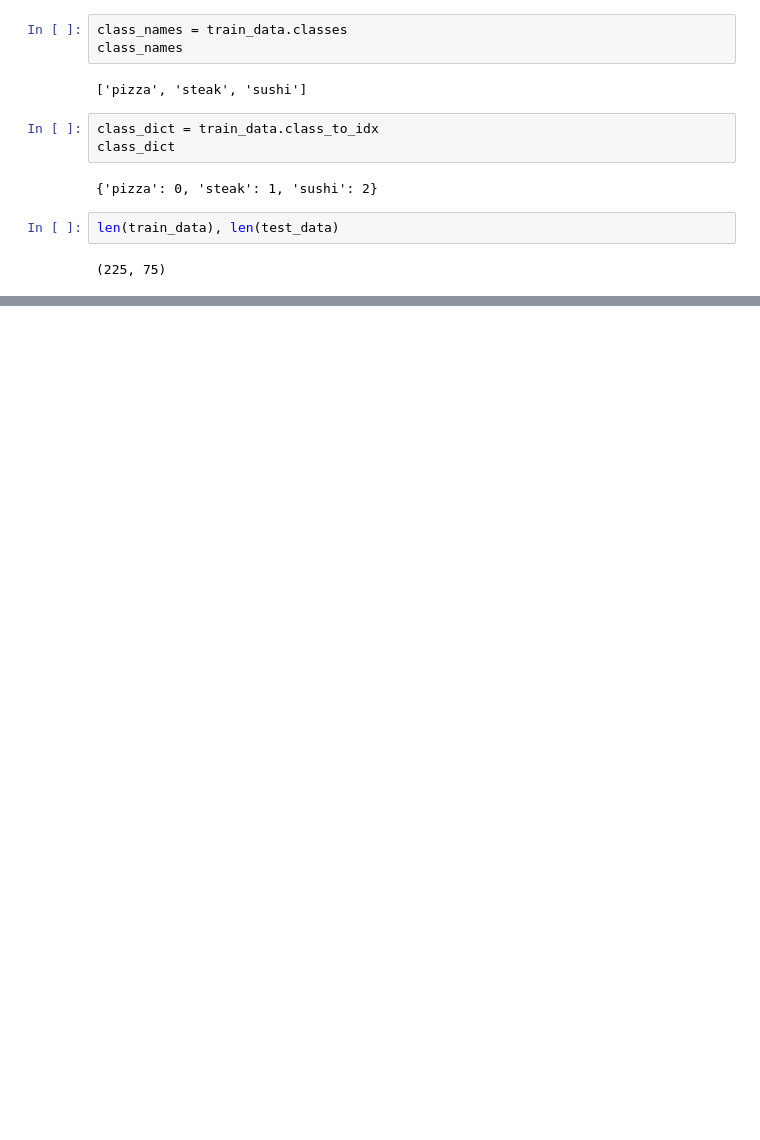
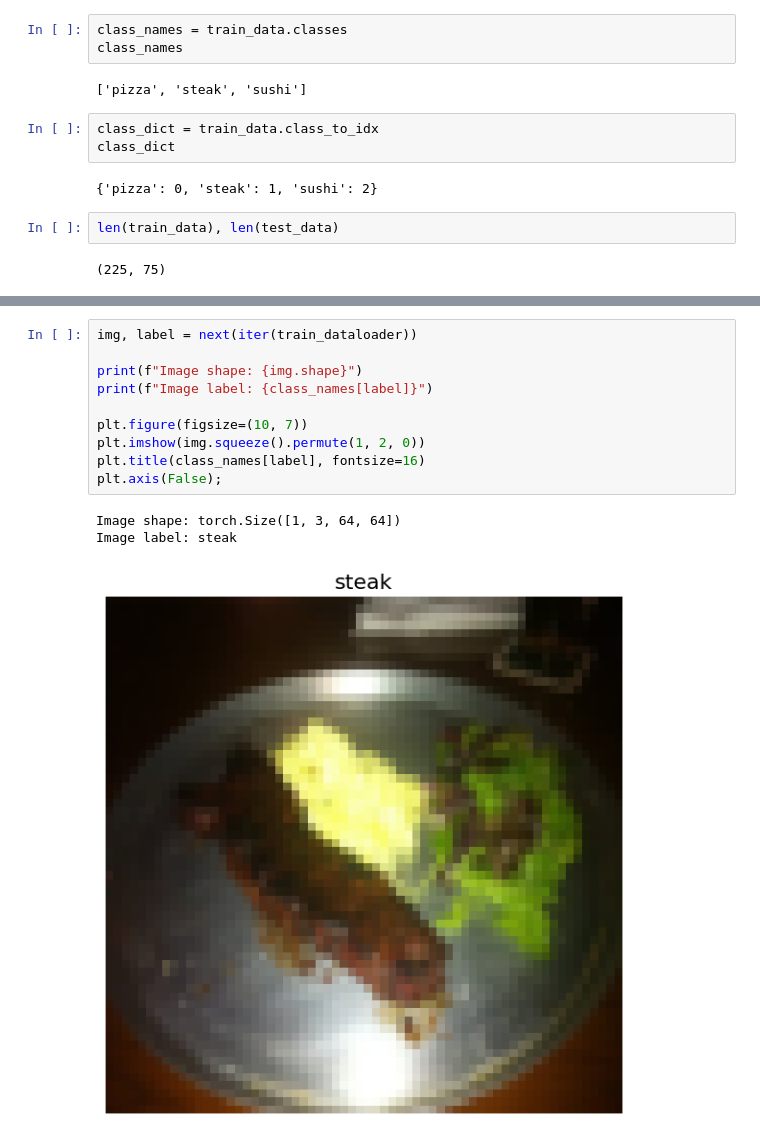
Before and after one commit to SaFaUU/PyTorch_for_DL, a Jupyter notebook: 04_pytorch_custom_dataset.ipynb, the cells around one changed output, grey strips where cells are left out. Cells and saved outputs as stored; diff of their text form; blank space fills up the shorter version.

```diff
--- a/04_pytorch_custom_dataset.ipynb
+++ b/04_pytorch_custom_dataset.ipynb
@@ -215,0 +276,14 @@ len(train_data), len(test_data)
+# %%
+img, label = next(iter(train_dataloader))
+
+print(f"Image shape: {img.shape}")
+print(f"Image label: {class_names[label]}")
+
+plt.figure(figsize=(10, 7))
+plt.imshow(img.squeeze().permute(1, 2, 0))
+plt.title(class_names[label], fontsize=16)
+plt.axis(False);
+# %% [output]
+Image shape: torch.Size([1, 3, 64, 64])
+Image label: steak
+[figure, added]
```
Also changed, not shown: parts of 21 cells of this notebook.
